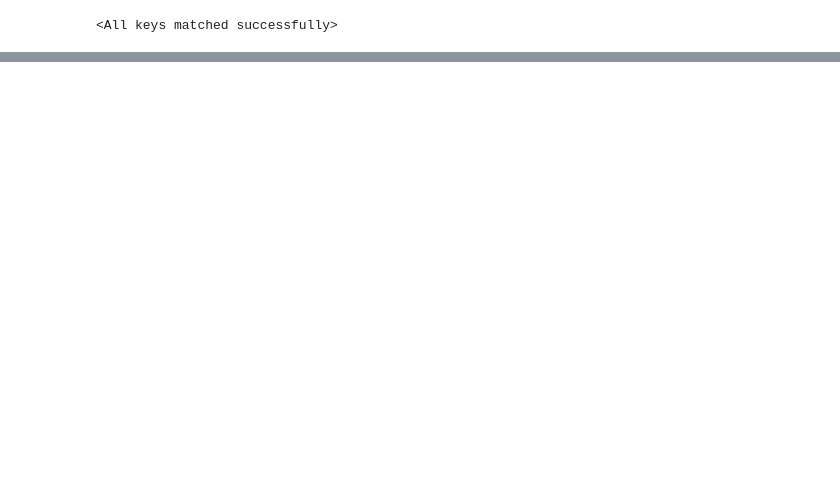
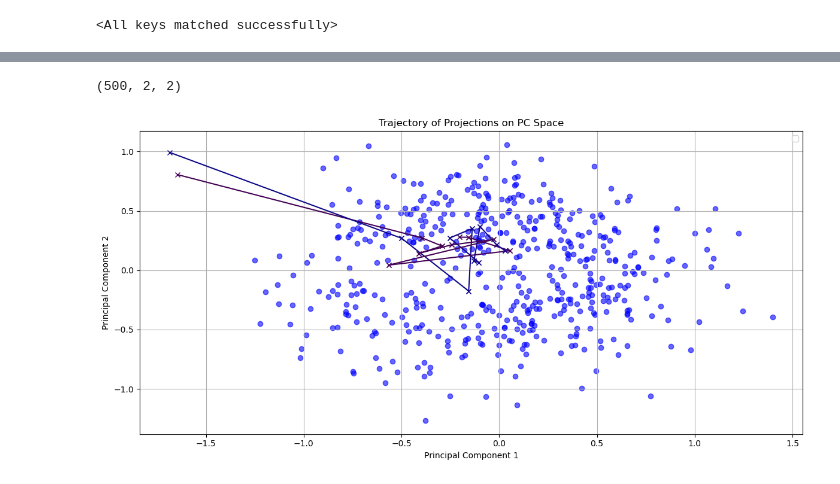
Before and after one commit to break-the-wa11/lpn_mrs, a Jupyter notebook: temp_code/test_sample.ipynb, the cells around one changed output, grey strips where cells are left out. Cells and saved outputs as stored; diff of their text form; code cells hidden in the pictures; blank space fills up the shorter version.

```diff
--- a/temp_code/test_sample.ipynb
+++ b/temp_code/test_sample.ipynb
@@ -69,0 +87,26 @@ plt.show()
+# %%
+sample_projections = np.array(sample_projections)
+print(sample_projections.shape)
+length = sample_projections.shape[0]
+colors = np.linspace(0, 1, length)
+# %% [output]
+(500, 2, 2)
+# %%
+# Plot the trajectory of projections
+plt.figure(figsize=(12, 6))
+plt.scatter(true_proj[:, 0], true_proj[:, 1], alpha=0.6, color='blue')
+
+stepsize = 50
+for i in range(0, length-1, stepsize):
+    plt.plot(sample_projections[i:(i + stepsize + 1):stepsize, 0, 0], sample_projections[i:(i + stepsize + 1):stepsize, 0, 1], marker='x', color=plt.cm.viridis(colors[int(i/stepsize)]))
+    plt.plot(sample_projections[i:(i + stepsize + 1):stepsize, 1, 0], sample_projections[i:(i + stepsize + 1):stepsize, 1, 1], marker='x', color=plt.cm.plasma(colors[int(i/stepsize)]))
+
+plt.title("Trajectory of Projections on PC Space")
+plt.xlabel("Principal Component 1")
+plt.ylabel("Principal Component 2")
+plt.grid()
+plt.legend()
+plt.tight_layout()
+plt.show()
+# %% [output]
+[figure, added]
```
Also changed, not shown: parts of 5 cells of this notebook, 5 other files.
